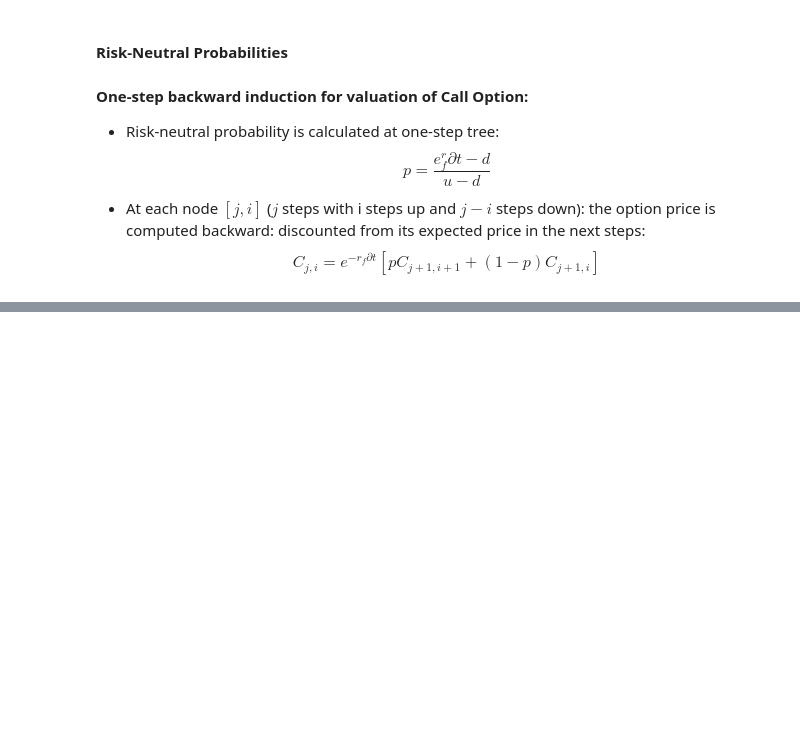
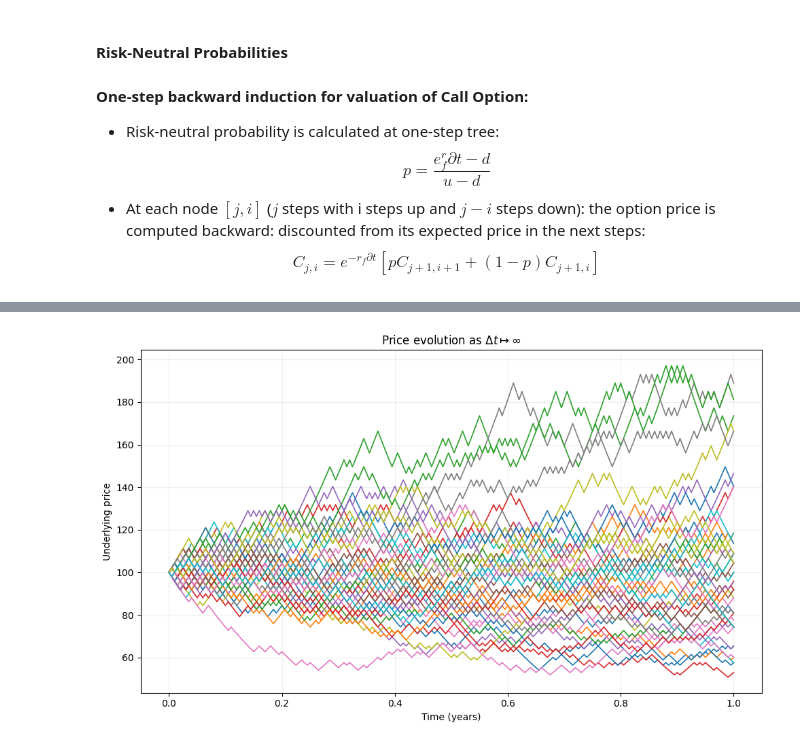
Before and after one commit to grandananas/FinancialPrinciples, a Jupyter notebook: 1_BinomialTree.ipynb, the cells around one changed output, grey strips where cells are left out. Drawn from its saved outputs; the diff is of its cells as text; code cells hidden in the pictures; blank space fills up the shorter version.

```diff
--- a/1_BinomialTree.ipynb
+++ b/1_BinomialTree.ipynb
@@ -214,0 +337,30 @@ NameError: name 'binomial_put_full' is not defined
+# %%
+T = 1
+sigma = 0.3
+S0 = 100
+N = 200
+r = 0.03
+
+S, p = binomial_tree_vol(S0, T, N, sigma, r)
+# %%
+n_paths = 50
+rng = np.random.default_rng(42)
+time = np.linspace(0, T, N + 1)
+
+plt.figure(figsize=(10, 6))
+
+for _ in range(n_paths):
+    up_moves = rng.binomial(1, p, size=N)
+    up_count = np.concatenate(([0], np.cumsum(up_moves)))
+
+    prices = S[np.arange(N + 1), up_count]
+    plt.plot(time, prices, linewidth=1.2)
+
+plt.xlabel("Time (years)")
+plt.ylabel("Underlying price")
+plt.title("Price evolution as $\Delta t \mapsto \infty$")
+plt.grid(alpha=0.2)
+plt.tight_layout()
+plt.show()
+# %% [output]
+[figure, added]
```
Also changed, not shown: parts of 14 cells of this notebook.
